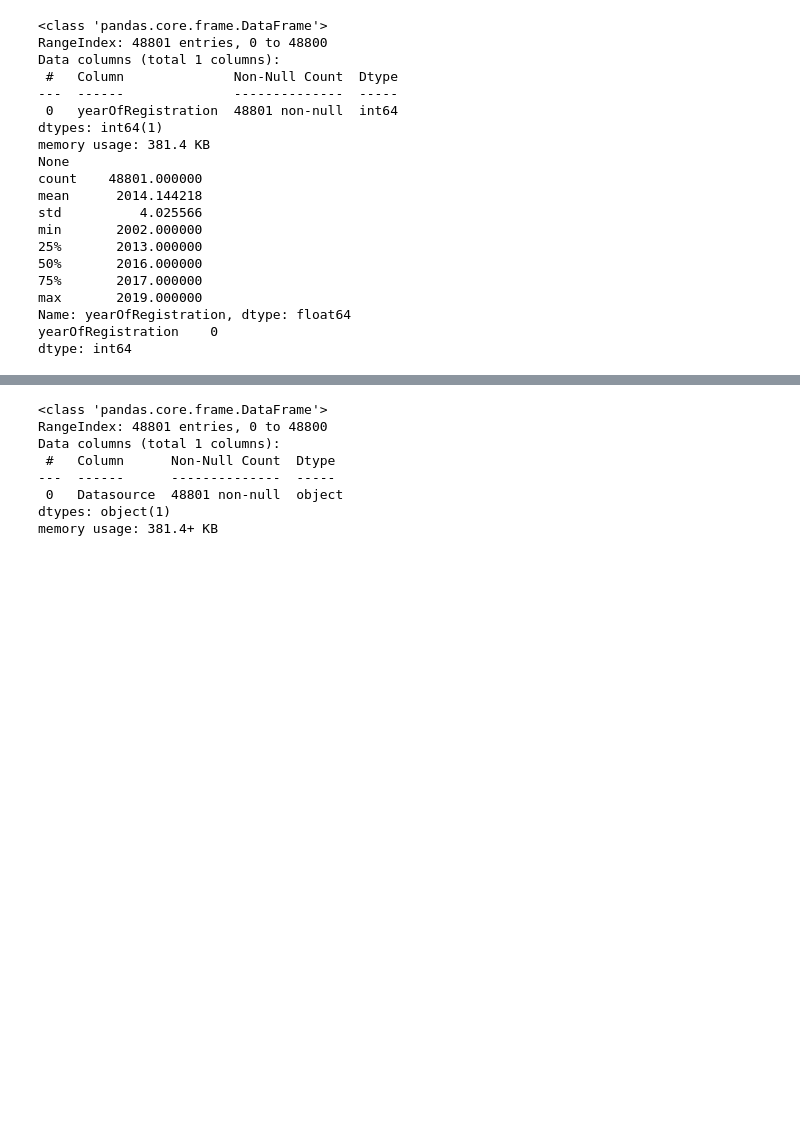
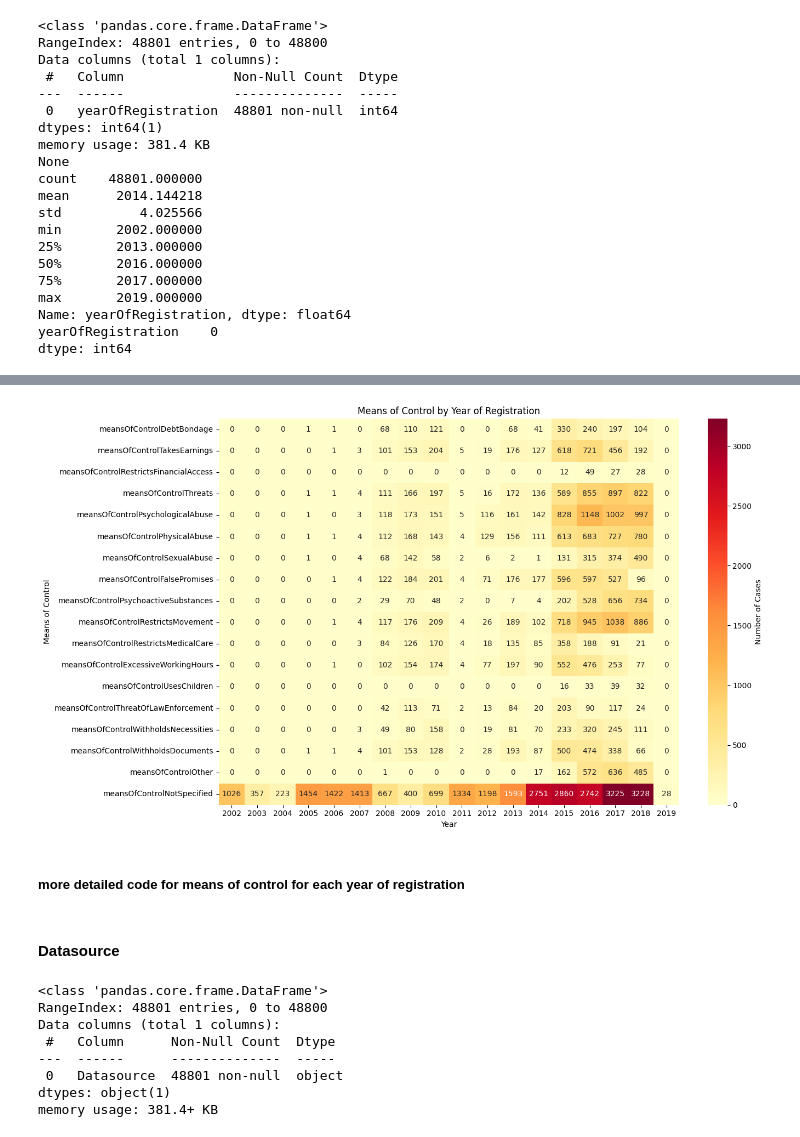
Before and after one commit to BartmossMurphy2077/MLgroupAssignement, a Jupyter notebook: notebook.ipynb, the cells around one changed output, grey strips where cells are left out. Saved outputs shown, nothing was run; the diff lists cells and outputs as text; code cells hidden in the pictures; blank space fills up the shorter version.

```diff
--- a/notebook.ipynb
+++ b/notebook.ipynb
@@ -214,0 +222,37 @@ plt.show()
+# %%
+means_of_control_cols = [
+    'meansOfControlDebtBondage',
+    'meansOfControlTakesEarnings',
+    'meansOfControlRestrictsFinancialAccess',
+    'meansOfControlThreats',
+    'meansOfControlPsychologicalAbuse',
+    'meansOfControlPhysicalAbuse',
+    'meansOfControlSexualAbuse',
+    'meansOfControlFalsePromises',
+    'meansOfControlPsychoactiveSubstances',
+    'meansOfControlRestrictsMovement',
+    'meansOfControlRestrictsMedicalCare',
+    'meansOfControlExcessiveWorkingHours',
+    'meansOfControlUsesChildren',
+    'meansOfControlThreatOfLawEnforcement',
+    'meansOfControlWithholdsNecessities',
+    'meansOfControlWithholdsDocuments',
+    'meansOfControlOther',
+    'meansOfControlNotSpecified'
+]
+
+# Aggregate
+yearly = df.groupby('yearOfRegistration')[means_of_control_cols].sum()
+
+# Plot heatmap
+plt.figure(figsize=(14, 8))
+sns.heatmap(yearly.T, annot=True, fmt='g', cmap='YlOrRd', cbar_kws={'label': 'Number of Cases'})
+plt.title('Means of Control by Year of Registration')
+plt.xlabel('Year')
+plt.ylabel('Means of Control')
+plt.tight_layout()
+plt.show()
+# %% [output]
+[figure, added]
+# %% [markdown]
+##### more detailed code for means of control for each year of registration
@@ -215,3 +295,5 @@ plt.show()
+# %% [markdown]
+#### Datasource
 # %%
 df[['Datasource']].info()
 df['Datasource'].value_counts()
```
Also changed, not shown: parts of 13 cells of this notebook, 1 other file.
